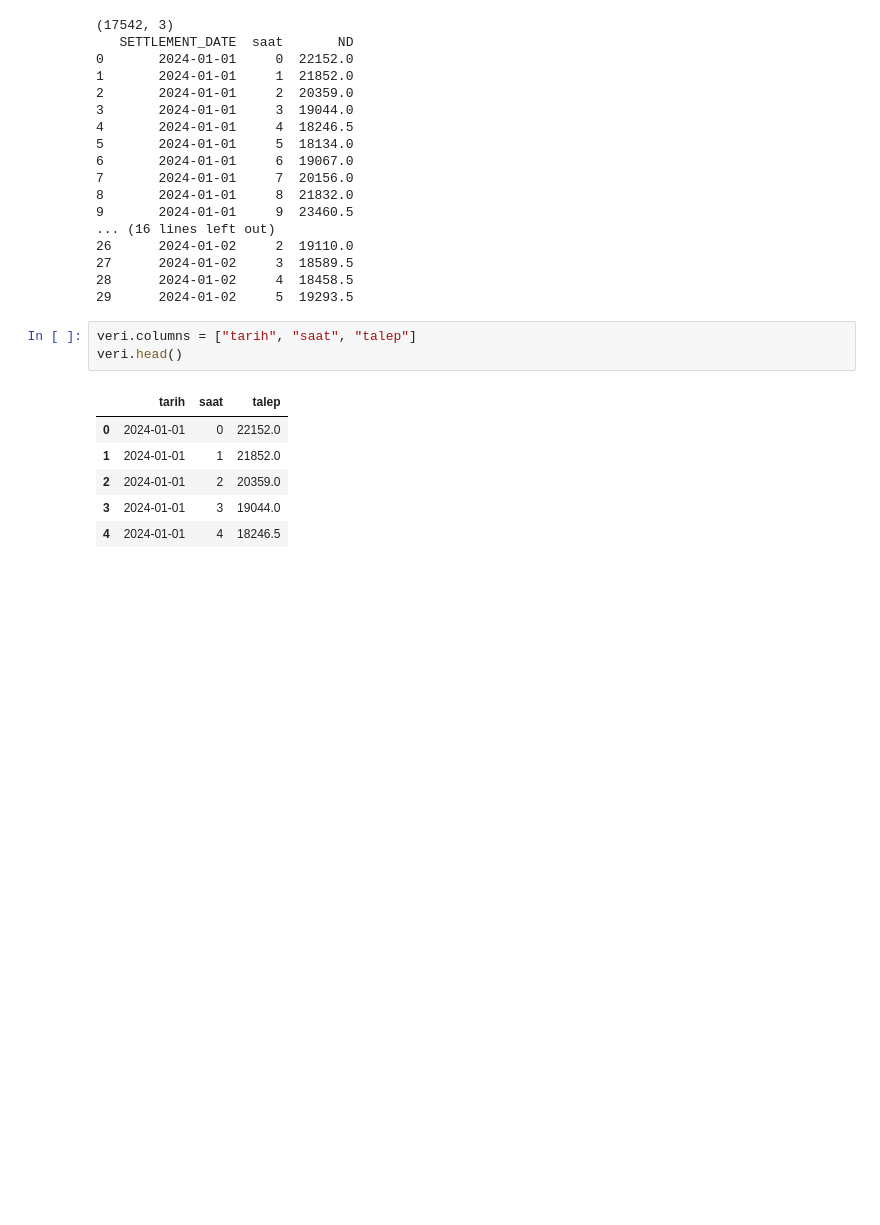
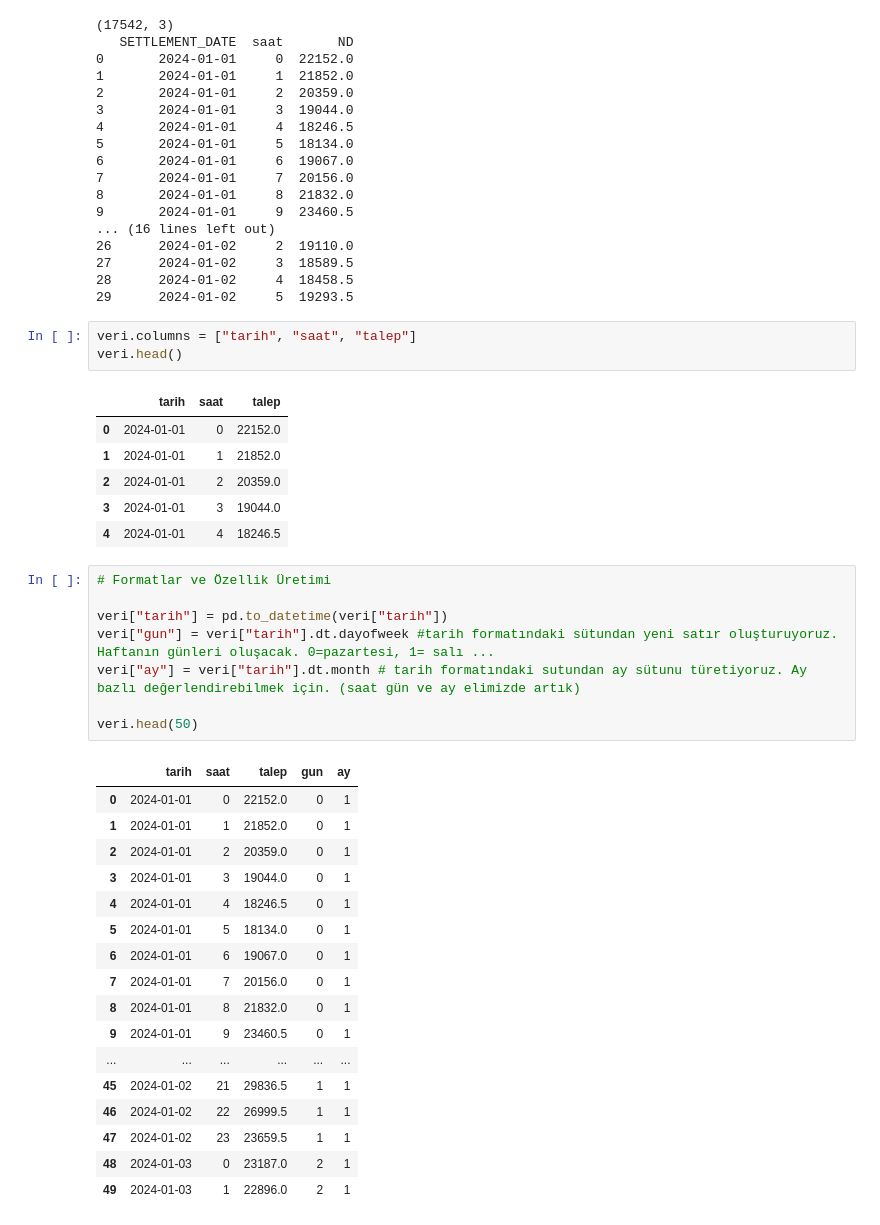
Before and after one commit to europecodingschool/ECS---VB---YZ---08.26, a Jupyter notebook: VB_YZ_Ders_20_.ipynb, the cells around one changed output. Saved outputs shown, nothing was run; the diff lists cells and outputs as text; blank space fills up the shorter version.

```diff
--- a/VB_YZ_Ders_20_.ipynb
+++ b/VB_YZ_Ders_20_.ipynb
@@ -145,3 +145,29 @@ veri.head()
 | 2 | 2024-01-01 | 2 | 20359.0 |
 | 3 | 2024-01-01 | 3 | 19044.0 |
 | 4 | 2024-01-01 | 4 | 18246.5 |
+# %%
+# Formatlar ve Özellik Üretimi
+
+veri["tarih"] = pd.to_datetime(veri["tarih"])
+veri["gun"] = veri["tarih"].dt.dayofweek #tarih formatındaki sütundan yeni satır oluşturuyoruz. Haftanın günleri oluşacak. 0=pazartesi, 1= salı ...
+veri["ay"] = veri["tarih"].dt.month # tarih formatındaki sutundan ay sütunu türetiyoruz. Ay bazlı değerlendirebilmek için. (saat gün ve ay elimizde artık)
+
+veri.head(50)
+# %% [output]
+|  | tarih | saat | talep | gun | ay |
+| 0 | 2024-01-01 | 0 | 22152.0 | 0 | 1 |
+| 1 | 2024-01-01 | 1 | 21852.0 | 0 | 1 |
+| 2 | 2024-01-01 | 2 | 20359.0 | 0 | 1 |
+| 3 | 2024-01-01 | 3 | 19044.0 | 0 | 1 |
+| 4 | 2024-01-01 | 4 | 18246.5 | 0 | 1 |
+| 5 | 2024-01-01 | 5 | 18134.0 | 0 | 1 |
+| 6 | 2024-01-01 | 6 | 19067.0 | 0 | 1 |
+| 7 | 2024-01-01 | 7 | 20156.0 | 0 | 1 |
+| 8 | 2024-01-01 | 8 | 21832.0 | 0 | 1 |
+| 9 | 2024-01-01 | 9 | 23460.5 | 0 | 1 |
+| ... | ... | ... | ... | ... | ... |
+| 45 | 2024-01-02 | 21 | 29836.5 | 1 | 1 |
+| 46 | 2024-01-02 | 22 | 26999.5 | 1 | 1 |
+| 47 | 2024-01-02 | 23 | 23659.5 | 1 | 1 |
+| 48 | 2024-01-03 | 0 | 23187.0 | 2 | 1 |
+| 49 | 2024-01-03 | 1 | 22896.0 | 2 | 1 |
```
Also changed, not shown: parts of 3 cells of this notebook.
